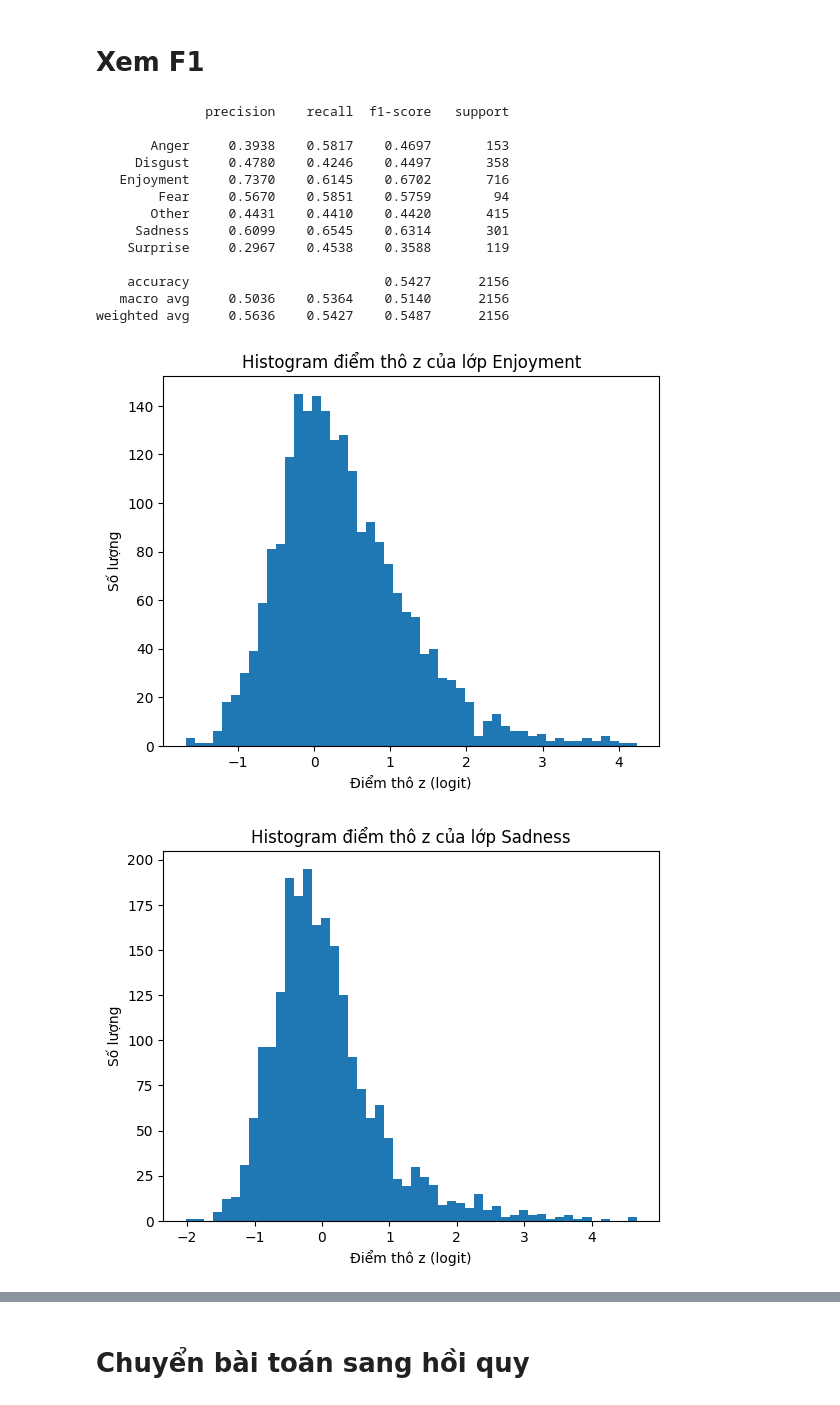
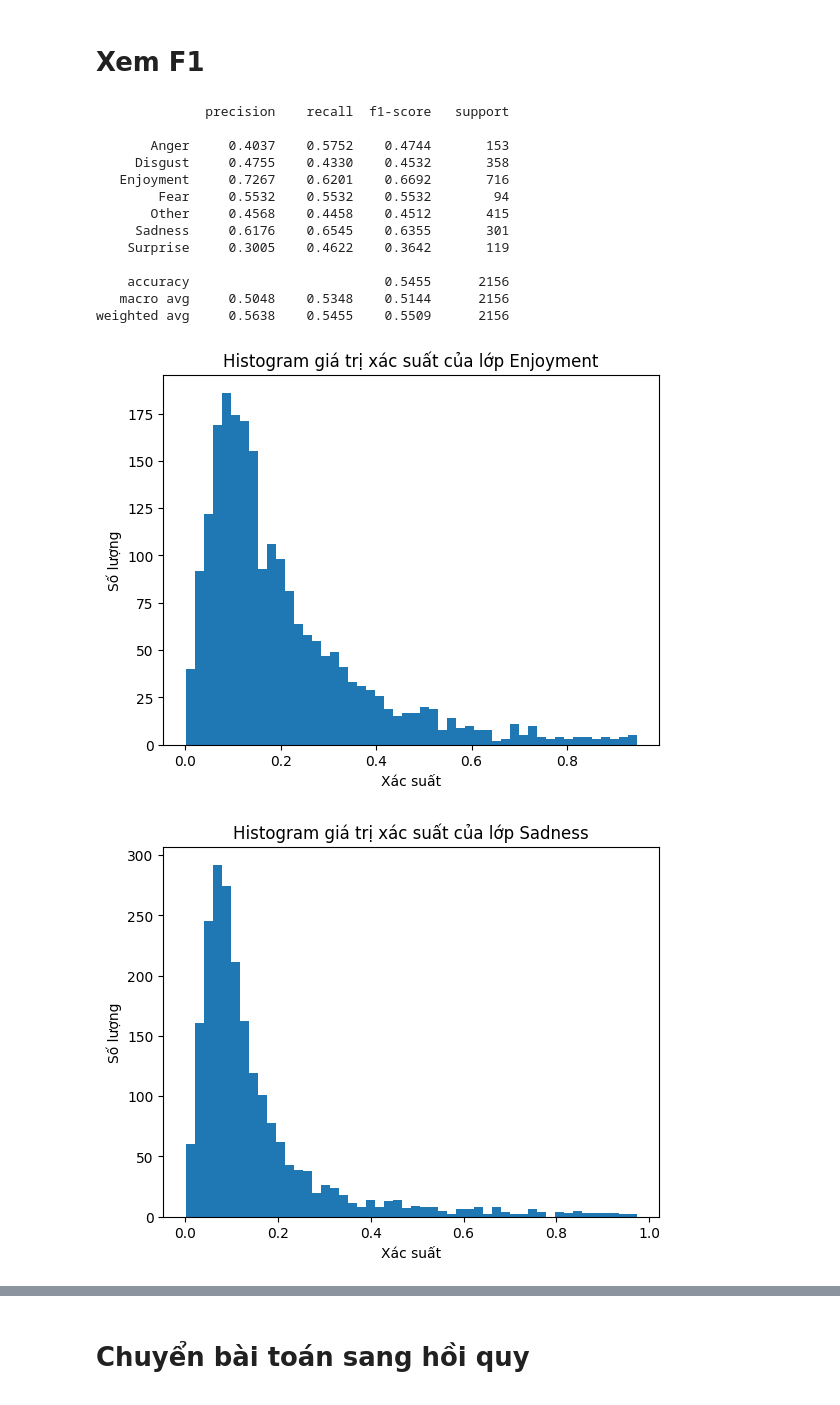
Before and after one commit to maiduyen05/emotion-recognize, a Jupyter notebook: src/modeling.ipynb, the cells around one changed output, grey strips where cells are left out. Cells and saved outputs as stored; diff of their text form; code cells hidden in the pictures.

Commit message:
fix model regression

```diff
--- a/src/modeling.ipynb
+++ b/src/modeling.ipynb
@@ -1284,50 +1284,50 @@ F1-score: 0.2726266216165098
 # %%
 from sklearn.metrics import classification_report
 
-print(classification_report(y_test_82, y_pred_test_82, digits=4))
+print(classification_report(y_test_73, y_pred_test_73, digits=4))
 # %% [output]
               precision    recall  f1-score   support
 
-       Anger     0.3938    0.5817    0.4697       153
-     Disgust     0.4780    0.4246    0.4497       358
-   Enjoyment     0.7370    0.6145    0.6702       716
-        Fear     0.5670    0.5851    0.5759        94
-       Other     0.4431    0.4410    0.4420       415
-     Sadness     0.6099    0.6545    0.6314       301
-    Surprise     0.2967    0.4538    0.3588       119
+       Anger     0.4037    0.5752    0.4744       153
+     Disgust     0.4755    0.4330    0.4532       358
+   Enjoyment     0.7267    0.6201    0.6692       716
+        Fear     0.5532    0.5532    0.5532        94
+       Other     0.4568    0.4458    0.4512       415
+     Sadness     0.6176    0.6545    0.6355       301
+    Surprise     0.3005    0.4622    0.3642       119
 
-    accuracy                         0.5427      2156
-   macro avg     0.5036    0.5364    0.5140      2156
-weighted avg     0.5636    0.5427    0.5487      2156
+    accuracy                         0.5455      2156
+   macro avg     0.5048    0.5348    0.5144      2156
+weighted avg     0.5638    0.5455    0.5509      2156
 # %%
 def plot_score_hist(model, X, label_name):
-    scores = model.decision_function(X)       # Trả về điểm thô z có shape là 2 chiều (n_samples, n_classes)
+    scores = model.predict_proba(X)       # Trả về giá trị hàm quyết định
     classes = list(model.classes_)       # Các lớp của mô hình
 
     # Lấy index của lớp lable_name
     idx = classes.index(label_name)
 
     # Lấy ra cột score của nhãn label_name
     score = scores[:, idx]
 
     plt.figure()
     plt.hist(score, bins=50)
-    plt.title(f"Histogram điểm thô z của lớp {label_name}")
-    plt.xlabel("Điểm thô z (logit)")
+    plt.title(f"Histogram giá trị xác suất của lớp {label_name}")
+    plt.xlabel("Xác suất")
     plt.ylabel("Số lượng")
     plt.show()
 
     return score
 
 # Chọn 1 mô hình bất kì
 model = model_82         # model logistic regression đã huấn luyện
 X_test_processed, y_test = test_82
 
 score_enj = plot_score_hist(model, X_test_processed, "Enjoyment")
 score_sad = plot_score_hist(model, X_test_processed, "Sadness")
 # %% [output]
-[figure, old version]
+[figure, new version]
-[figure, old version]
+[figure, new version]
 # %% [markdown]
 Nhận xét:
 
```
Also changed, not shown: parts of 53 cells of this notebook.
